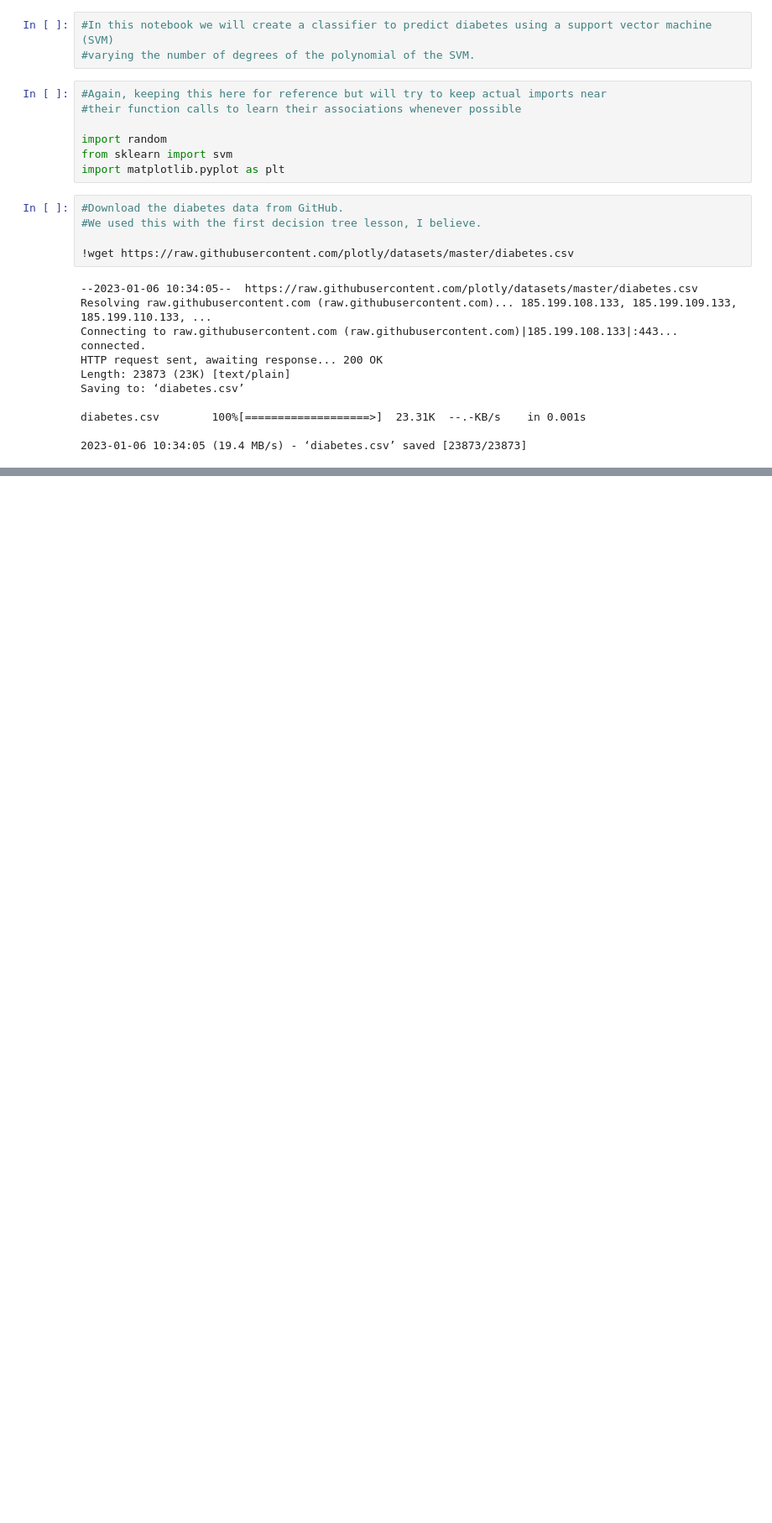
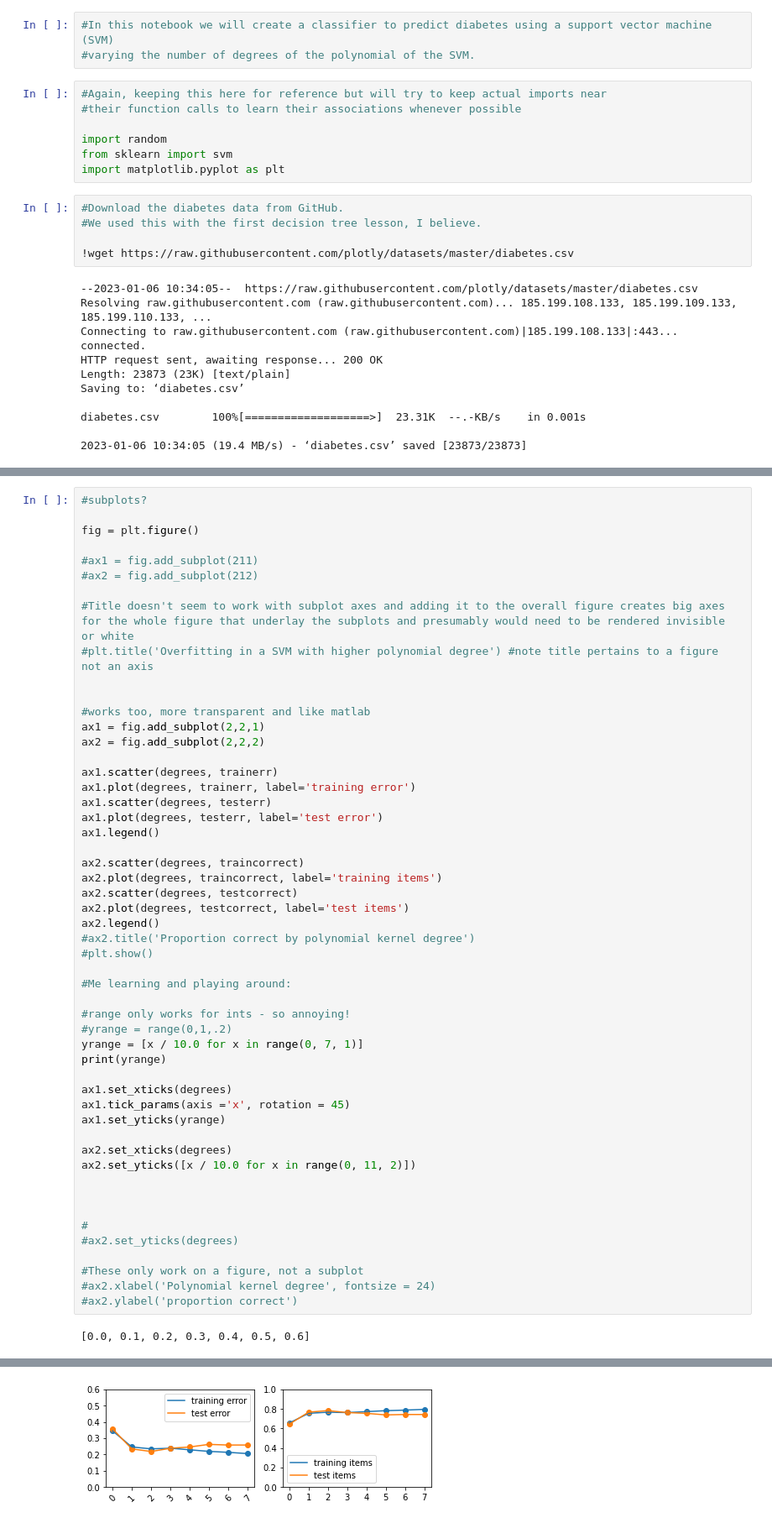
Before and after one commit to nicholasfurl/Great-Courses, a Jupyter notebook: Lesson09_SVM.ipynb, the cells around one changed output, grey strips where cells are left out. Shown at 84% size. Drawn from its saved outputs; the diff is of its cells as text; blank space fills up the shorter version.

```diff
--- a/Lesson09_SVM.ipynb
+++ b/Lesson09_SVM.ipynb
@@ -28,0 +147,54 @@ diabetes.csv        100%[===================>]  23.31K  --.-KB/s    in 0.001s
+# %%
+#subplots?
+
+fig = plt.figure()
+
+#ax1 = fig.add_subplot(211)
+#ax2 = fig.add_subplot(212)
+
+#Title doesn't seem to work with subplot axes and adding it to the overall figure creates big axes for the whole figure that underlay the subplots and presumably would need to be rendered invisible or white
+#plt.title('Overfitting in a SVM with higher polynomial degree') #note title pertains to a figure not an axis
+
+
+#works too, more transparent and like matlab
+ax1 = fig.add_subplot(2,2,1)
+ax2 = fig.add_subplot(2,2,2)
+
+ax1.scatter(degrees, trainerr)
+ax1.plot(degrees, trainerr, label='training error')
+ax1.scatter(degrees, testerr)
+ax1.plot(degrees, testerr, label='test error')
+ax1.legend()
+
+ax2.scatter(degrees, traincorrect)
+ax2.plot(degrees, traincorrect, label='training items')
+ax2.scatter(degrees, testcorrect)
+ax2.plot(degrees, testcorrect, label='test items')
+ax2.legend()
+#ax2.title('Proportion correct by polynomial kernel degree')
+#plt.show()
+
+#Me learning and playing around:
+
+#range only works for ints - so annoying!
+#yrange = range(0,1,.2)
+yrange = [x / 10.0 for x in range(0, 7, 1)]
+print(yrange)
+
+ax1.set_xticks(degrees)
+ax1.tick_params(axis ='x', rotation = 45)
+ax1.set_yticks(yrange)
+
+ax2.set_xticks(degrees)
+ax2.set_yticks([x / 10.0 for x in range(0, 11, 2)])
+
+
+
+#
+#ax2.set_yticks(degrees)
+
+#These only work on a figure, not a subplot
+#ax2.xlabel('Polynomial kernel degree', fontsize = 24)
+#ax2.ylabel('proportion correct')
+# %% [output]
+[0.0, 0.1, 0.2, 0.3, 0.4, 0.5, 0.6]
@@ -28,0 +207 @@ diabetes.csv        100%[===================>]  23.31K  --.-KB/s    in 0.001s
+[figure, added]
```
Also changed, not shown: parts of 6 cells of this notebook.
